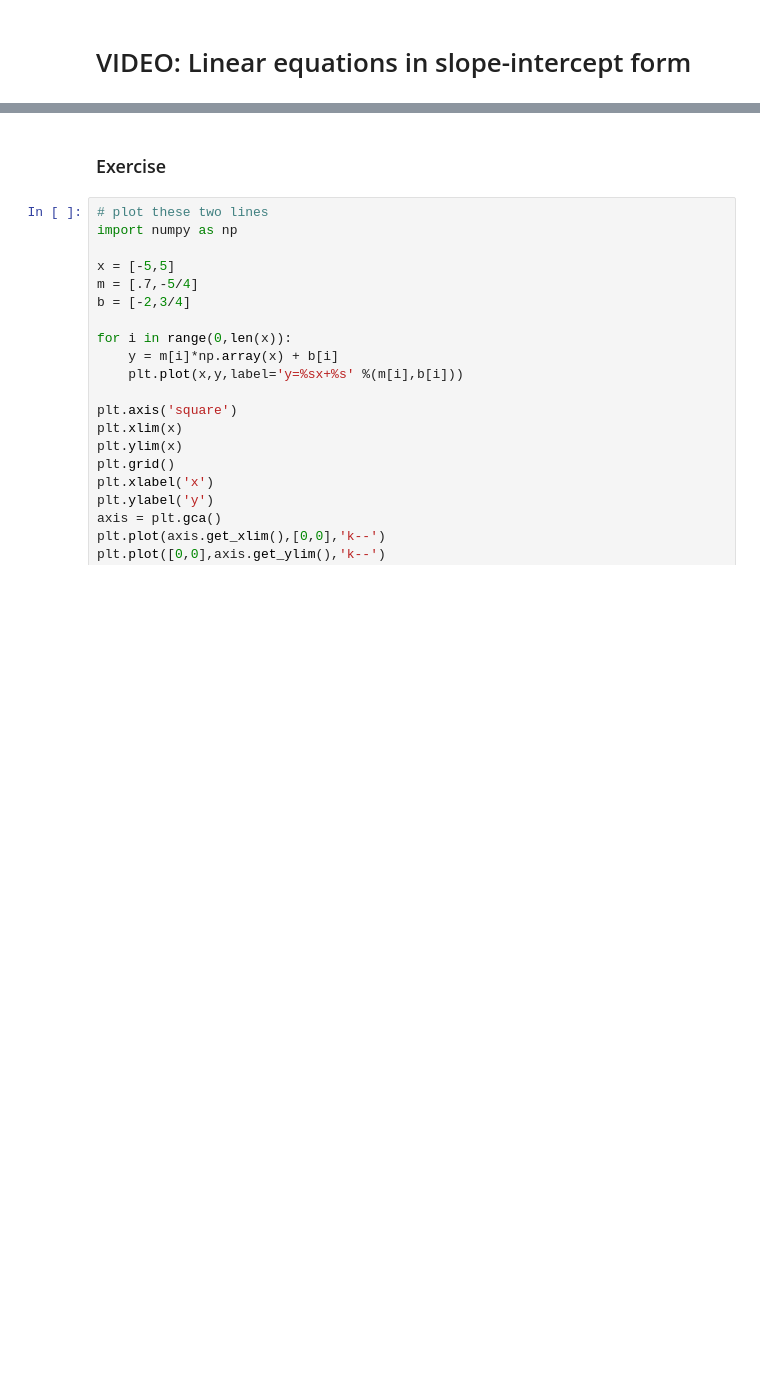
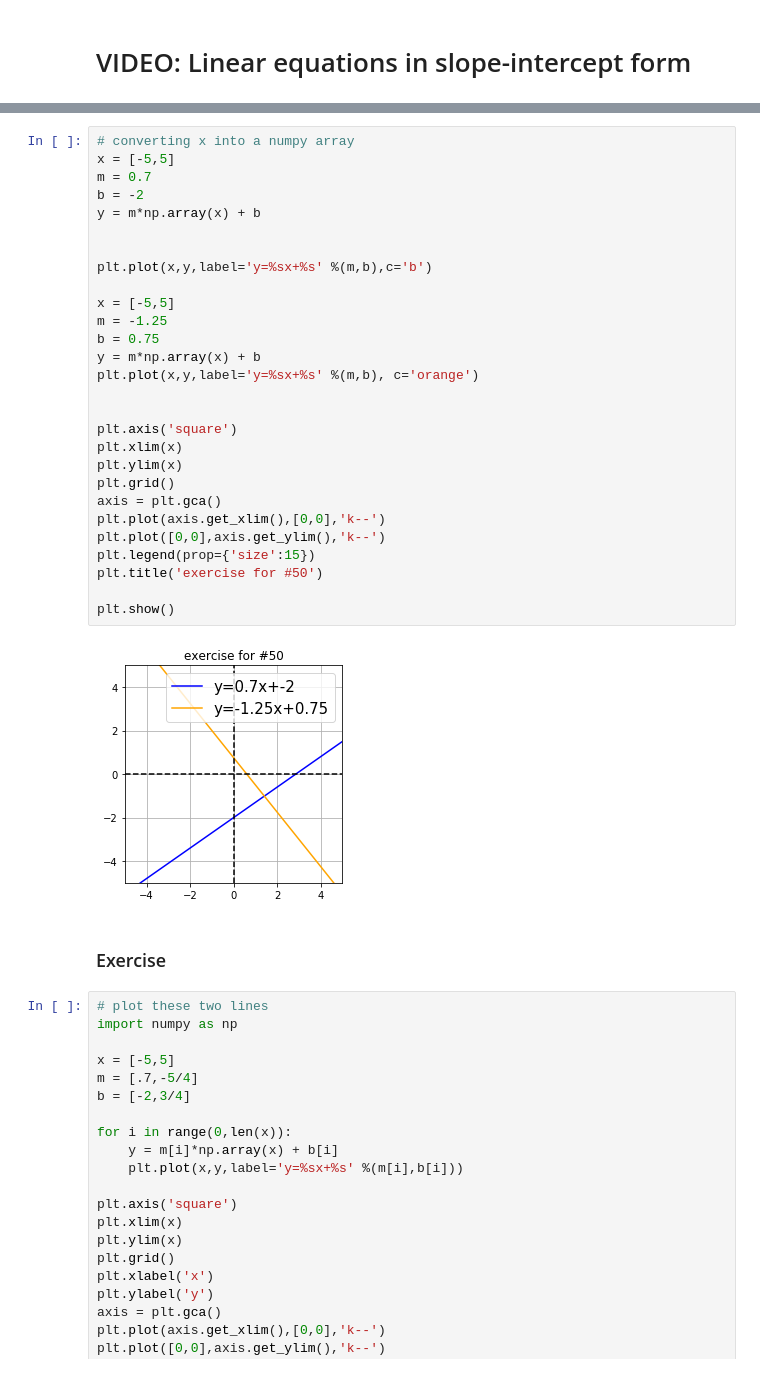
Before and after one commit to invegat/udemyMasterMath, a Jupyter notebook: MXC_pymath_graphing.ipynb, the cells around one changed output, grey strips where cells are left out. Drawn from its saved outputs; the diff is of its cells as text; blank space fills up the shorter version.

```diff
--- a/MXC_pymath_graphing.ipynb
+++ b/MXC_pymath_graphing.ipynb
@@ -185,3 +209,33 @@ print(type(np.array(x)))
+# %%
+# converting x into a numpy array
+x = [-5,5]
+m = 0.7
+b = -2
+y = m*np.array(x) + b
+
+
+plt.plot(x,y,label='y=%sx+%s' %(m,b),c='b')
+
+x = [-5,5]
+m = -1.25
+b = 0.75
+y = m*np.array(x) + b
+plt.plot(x,y,label='y=%sx+%s' %(m,b), c='orange')
+
+
+plt.axis('square')
+plt.xlim(x)
+plt.ylim(x)
+plt.grid()
+axis = plt.gca()
+plt.plot(axis.get_xlim(),[0,0],'k--')
+plt.plot([0,0],axis.get_ylim(),'k--')
+plt.legend(prop={'size':15})
+plt.title('exercise for #50')
+
+plt.show()
+# %% [output]
+[figure, added]
 # %% [markdown]
 ### Exercise
 # %%
```
Also changed, not shown: parts of 28 cells of this notebook, 8 other files.
